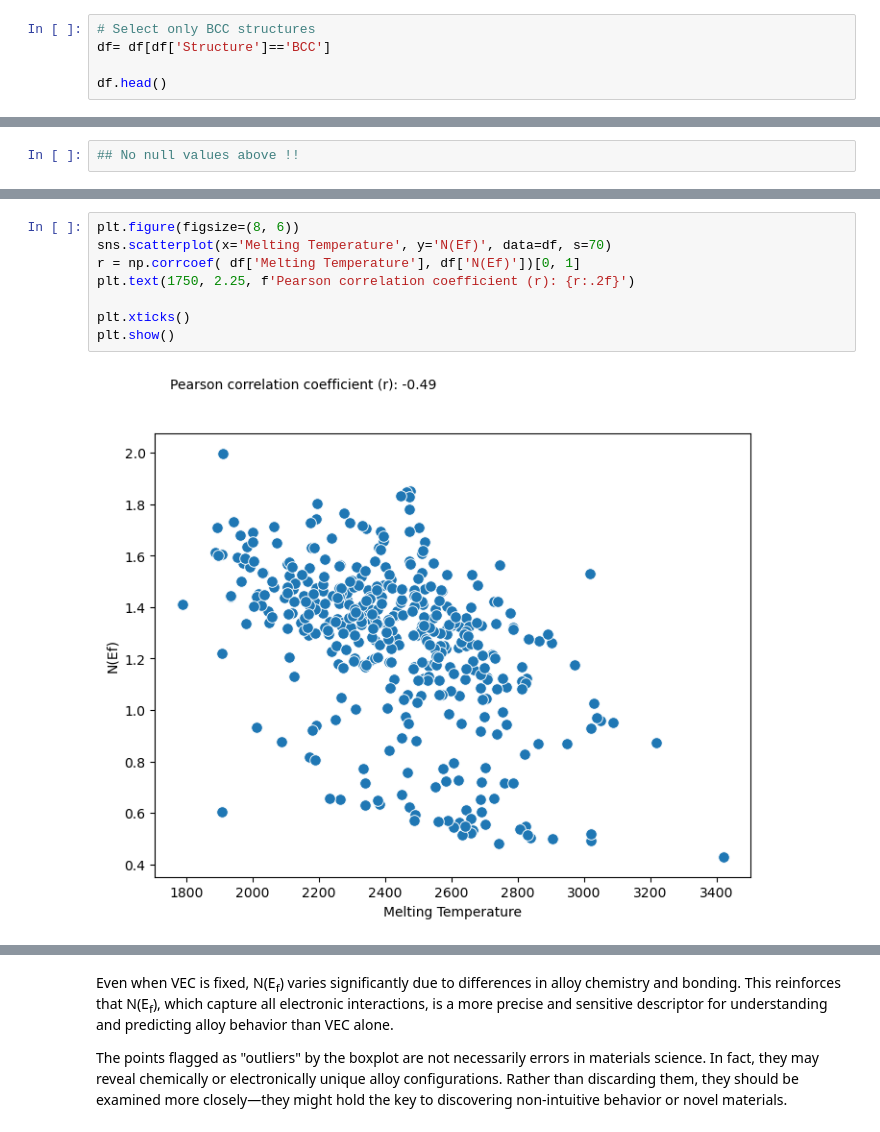
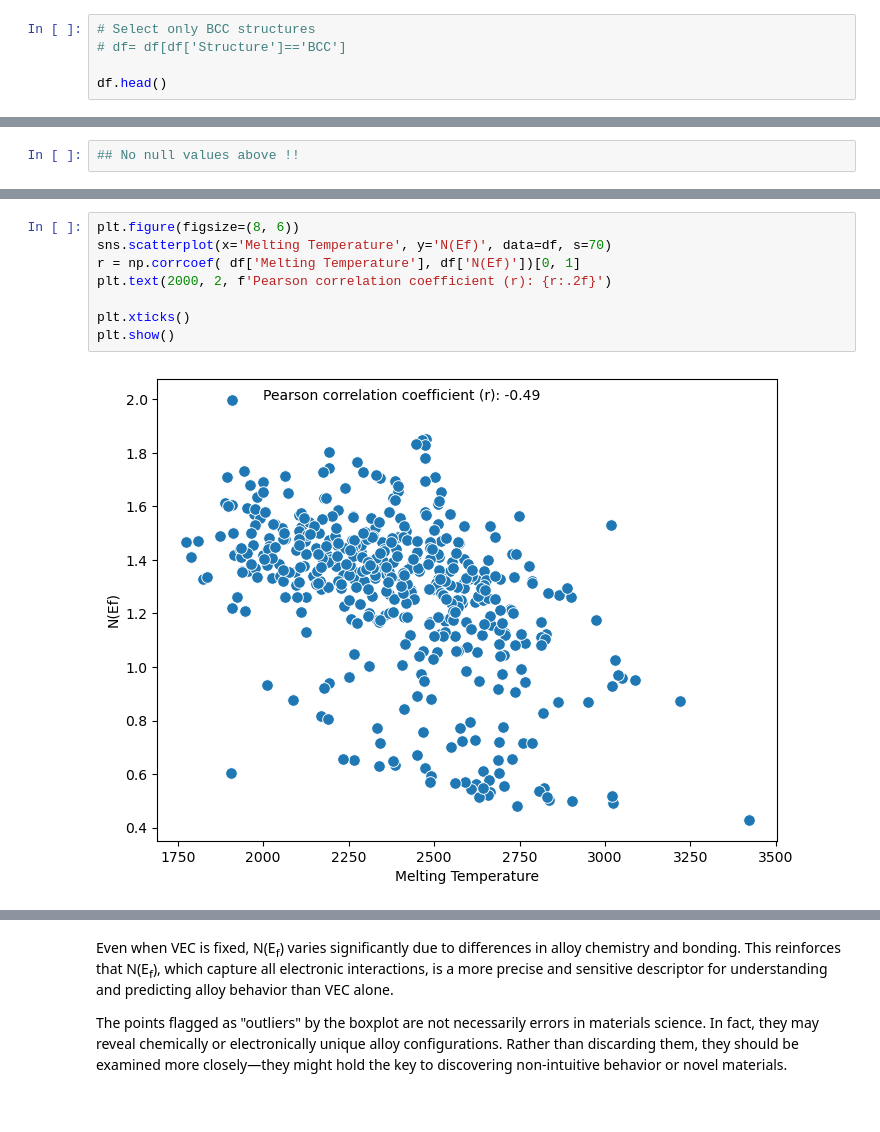
Before and after one commit to dppant/electronic-DOS-prediction, a Jupyter notebook: process-design-develop-model.ipynb, the cells around one changed output, grey strips where cells are left out. Cells and saved outputs as stored; diff of their text form.

```diff
--- a/process-design-develop-model.ipynb
+++ b/process-design-develop-model.ipynb
@@ -238,6 +448,6 @@ df.shape
 # %%
 # Select only BCC structures
-df= df[df['Structure']=='BCC']
+# df= df[df['Structure']=='BCC']
 
 df.head()
 # %% [output]
@@ -324,13 +565,13 @@ plt.show()
 # %%
 plt.figure(figsize=(8, 6))
 sns.scatterplot(x='Melting Temperature', y='N(Ef)', data=df, s=70)
 r = np.corrcoef( df['Melting Temperature'], df['N(Ef)'])[0, 1]
-plt.text(1750, 2.25, f'Pearson correlation coefficient (r): {r:.2f}')
+plt.text(2000, 2, f'Pearson correlation coefficient (r): {r:.2f}')
 
 plt.xticks()
 plt.show()
 # %% [output]
-[figure, old version]
+[figure, new version]
 # %%
 plt.figure(figsize=(8, 6))
 sns.scatterplot(x='Mixing Enthalpy', y='N(Ef)', data=df, s=70)
```
Also changed, not shown: parts of 59 cells of this notebook, 6 other files.
